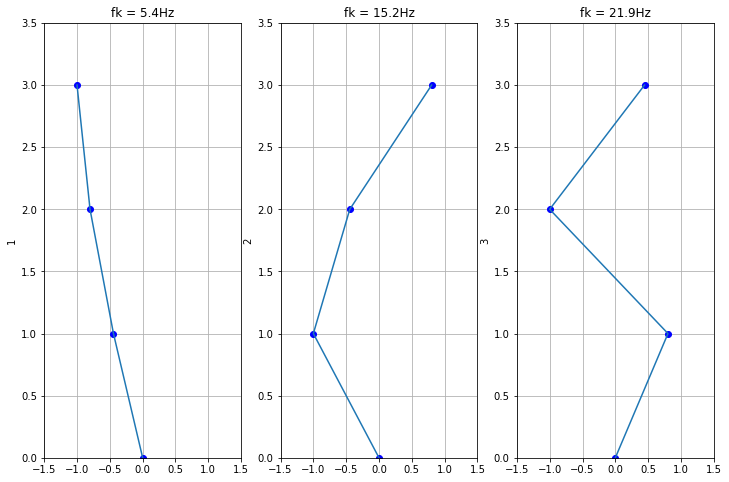
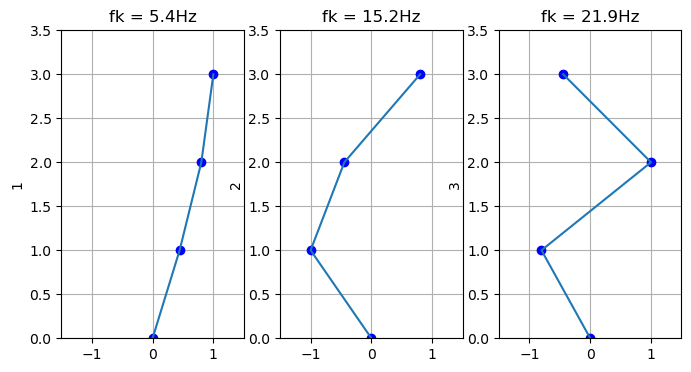
Unified diff of the notebook cell whose output changed from the first chart to the second:
--- before
+++ after
@@ -1,3 +1,3 @@
-f3 = plt.figure(3, figsize=(12,8))
+f3 = plt.figure(3, figsize=(8,4))
 x  = np.arange(4)
 

Commit: Update Class_11_FreeVibrationMDOF.ipynb